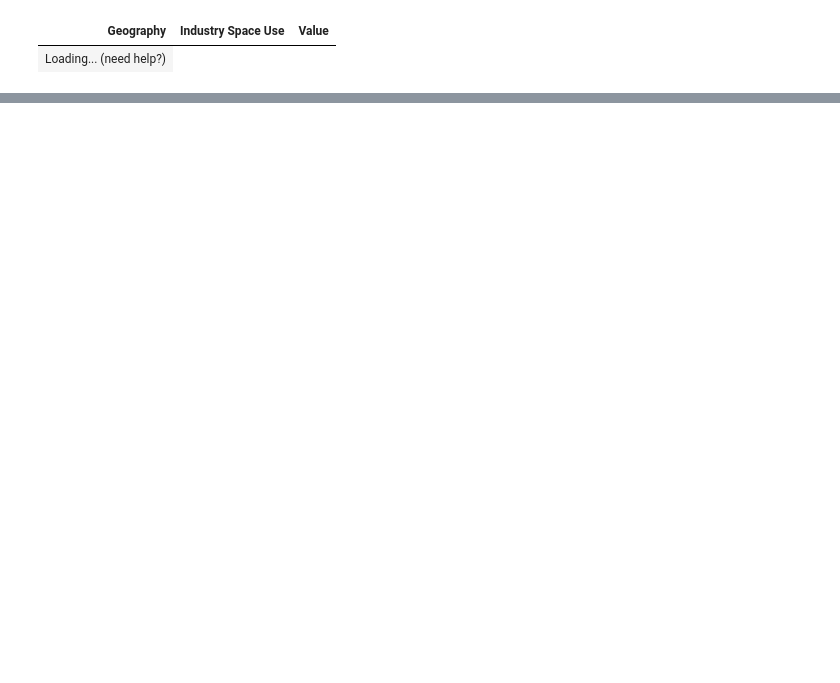
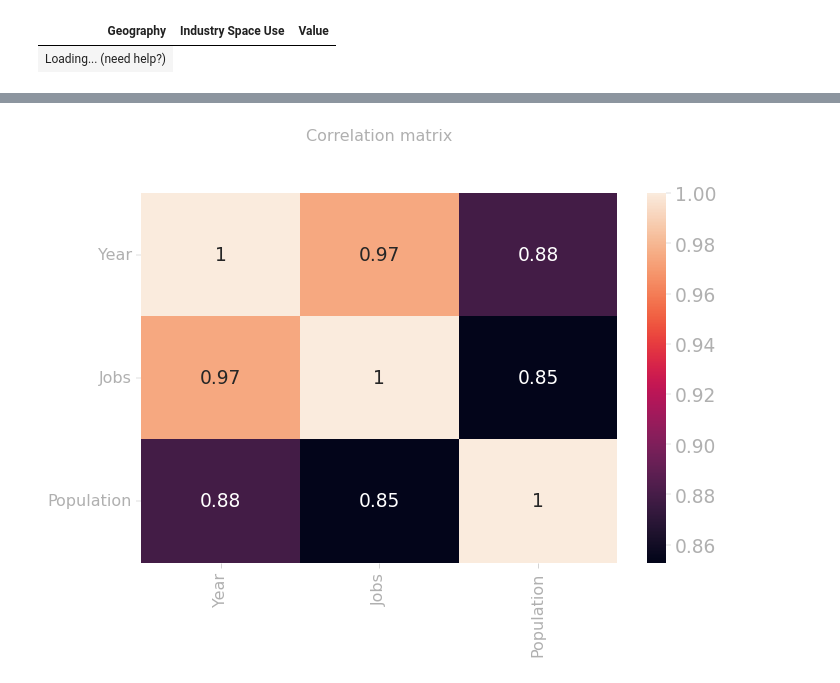
Before and after one commit to Starostka/socviz, a Jupyter notebook: pages/melbourne_job.ipynb, the cells around one changed output, grey strips where cells are left out. Cells and saved outputs as stored; diff of their text form; code cells hidden in the pictures; blank space fills up the shorter version.

```diff
--- a/pages/melbourne_job.ipynb
+++ b/pages/melbourne_job.ipynb
@@ -191,0 +229,28 @@ residence and entreprenurs living there
+# %%
+jobs = pl.read_csv('../data/jobs_forecast.csv', ignore_errors=True, try_parse_dates=True)
+jobs_industry = jobs.filter(pl.col('Category') == 'Jobs by industry').sort('Year')
+jobs_industry = jobs_industry.filter(pl.col('Geography') == 'City of Melbourne')
+jobs_industry = jobs_industry.filter(pl.col('Industry Space Use') == 'Finance and insurance')
+#jobs_industry['Year'].max()
+
+population = pl.read_csv('../data/population_forecast.csv', ignore_errors=True, try_parse_dates=True)
+population = population.filter(pl.col('Geography') == 'City of Melbourne')
+population = population.filter(pl.col('Gender') == 'Female')
+# population = population.filter(pl.col('Age') == 'Average age')
+population = population.filter(pl.col('Age') == 'Age 20-24')
+
+joined = jobs_industry.join(population, on='Year', suffix='_population')
+joined = joined.rename({"Value": "Jobs", "Value_population": "Population"})
+
+corr = joined[['Year', 'Jobs', 'Population']]
+
+f, ax = plt.subplots(figsize=(8, 5))
+
+sns.heatmap(corr[['Year', 'Jobs', 'Population']].corr(), annot=True)
+
+plt.title('Correlation matrix', size=12)
+ax.set_xticklabels(list(corr[['Year', 'Jobs', 'Population']].columns), size=12, rotation=90)
+ax.set_yticklabels(list(corr[['Year', 'Jobs', 'Population']].columns), size=12, rotation=0)
+plt.show()
+# %% [output]
+[figure, added]
```
Also changed, not shown: parts of 18 cells of this notebook, 19 other files.
